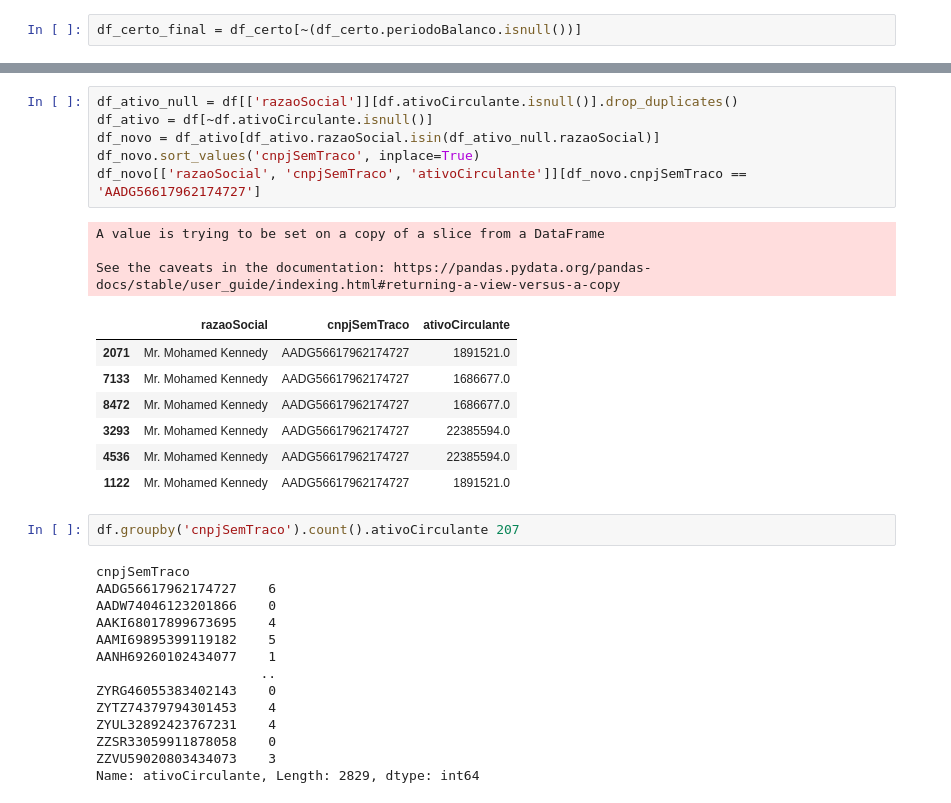
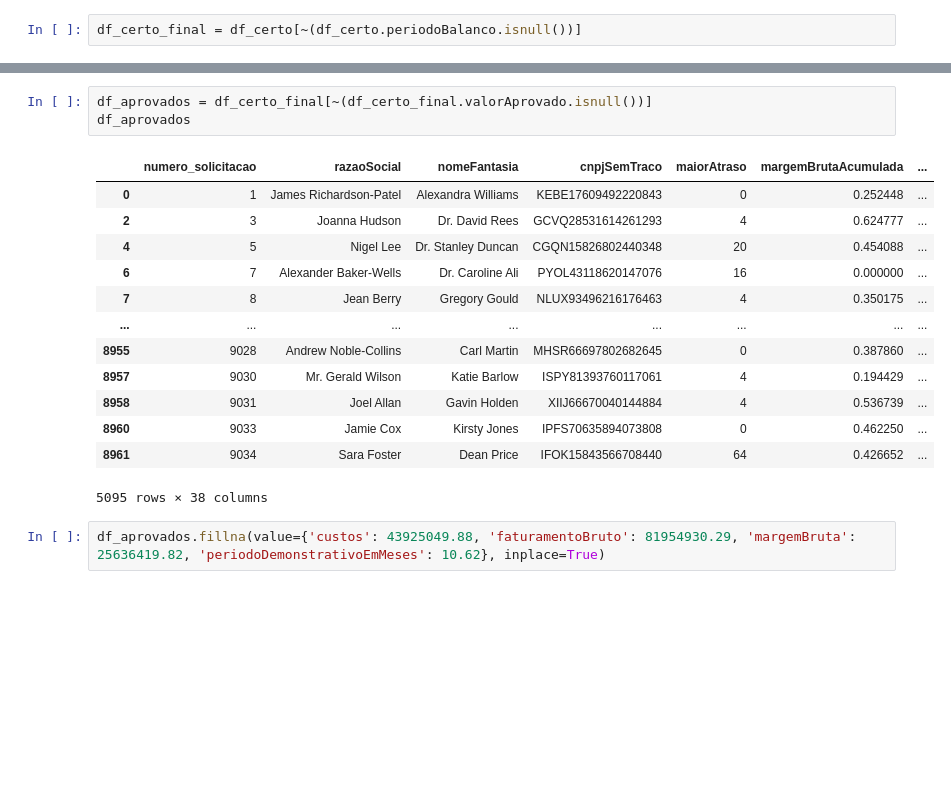
Before and after one commit to hgf777-br/trabalho-final-bootcamp, a Jupyter notebook: analise_inicial_dados.ipynb, the cells around one changed output, grey strips where cells are left out. Drawn from its saved outputs; the diff is of its cells as text; blank space fills up the shorter version.

```diff
--- a/analise_inicial_dados.ipynb
+++ b/analise_inicial_dados.ipynb
@@ -249,33 +203,19 @@ df_aprovados[df_aprovados.faturamentoBruto.isnull()].T
-# %%
-df_ativo_null = df[['razaoSocial']][df.ativoCirculante.isnull()].drop_duplicates()
-df_ativo = df[~df.ativoCirculante.isnull()]
-df_novo = df_ativo[df_ativo.razaoSocial.isin(df_ativo_null.razaoSocial)]
-df_novo.sort_values('cnpjSemTraco', inplace=True)
-df_novo[['razaoSocial', 'cnpjSemTraco', 'ativoCirculante']][df_novo.cnpjSemTraco == 'AADG56617962174727']
-# %% [output]
-A value is trying to be set on a copy of a slice from a DataFrame
-
-See the caveats in the documentation: https://pandas.pydata.org/pandas-docs/stable/user_guide/indexing.html#returning-a-view-versus-a-copy
-|  | razaoSocial | cnpjSemTraco | ativoCirculante |
-| 2071 | Mr. Mohamed Kennedy | AADG56617962174727 | 1891521.0 |
-| 7133 | Mr. Mohamed Kennedy | AADG56617962174727 | 1686677.0 |
-| 8472 | Mr. Mohamed Kennedy | AADG56617962174727 | 1686677.0 |
-| 3293 | Mr. Mohamed Kennedy | AADG56617962174727 | 22385594.0 |
-| 4536 | Mr. Mohamed Kennedy | AADG56617962174727 | 22385594.0 |
-| 1122 | Mr. Mohamed Kennedy | AADG56617962174727 | 1891521.0 |
-# %%
-df.groupby('cnpjSemTraco').count().ativoCirculante 207
-# %% [output]
-cnpjSemTraco
-AADG56617962174727    6
-AADW74046123201866    0
-AAKI68017899673695    4
-AAMI69895399119182    5
-AANH69260102434077    1
-                     ..
-ZYRG46055383402143    0
-ZYTZ74379794301453    4
-ZYUL32892423767231    4
-ZZSR33059911878058    0
-ZZVU59020803434073    3
-Name: ativoCirculante, Length: 2829, dtype: int64
+# %%
+df_aprovados = df_certo_final[~(df_certo_final.valorAprovado.isnull())]
+df_aprovados
+# %% [output]
+|  | numero_solicitacao | razaoSocial | nomeFantasia | cnpjSemTraco | maiorAtraso | margemBrutaAcumulada | ... |
+| 0 | 1 | James Richardson-Patel | Alexandra Williams | KEBE17609492220843 | 0 | 0.252448 | ... |
+| 2 | 3 | Joanna Hudson | Dr. David Rees | GCVQ28531614261293 | 4 | 0.624777 | ... |
+| 4 | 5 | Nigel Lee | Dr. Stanley Duncan | CGQN15826802440348 | 20 | 0.454088 | ... |
+| 6 | 7 | Alexander Baker-Wells | Dr. Caroline Ali | PYOL43118620147076 | 16 | 0.000000 | ... |
+| 7 | 8 | Jean Berry | Gregory Gould | NLUX93496216176463 | 4 | 0.350175 | ... |
+| ... | ... | ... | ... | ... | ... | ... | ... |
+| 8955 | 9028 | Andrew Noble-Collins | Carl Martin | MHSR66697802682645 | 0 | 0.387860 | ... |
+| 8957 | 9030 | Mr. Gerald Wilson | Katie Barlow | ISPY81393760117061 | 4 | 0.194429 | ... |
+| 8958 | 9031 | Joel Allan | Gavin Holden | XIIJ66670040144884 | 4 | 0.536739 | ... |
+| 8960 | 9033 | Jamie Cox | Kirsty Jones | IPFS70635894073808 | 0 | 0.462250 | ... |
+| 8961 | 9034 | Sara Foster | Dean Price | IFOK15843566708440 | 64 | 0.426652 | ... |
+5095 rows × 38 columns
+# %%
+df_aprovados.fillna(value={'custos': 43925049.88, 'faturamentoBruto': 81954930.29, 'margemBruta': 25636419.82, 'periodoDemonstrativoEmMeses': 10.62}, inplace=True)
```
Also changed, not shown: parts of 6 cells of this notebook, 8 other files.
